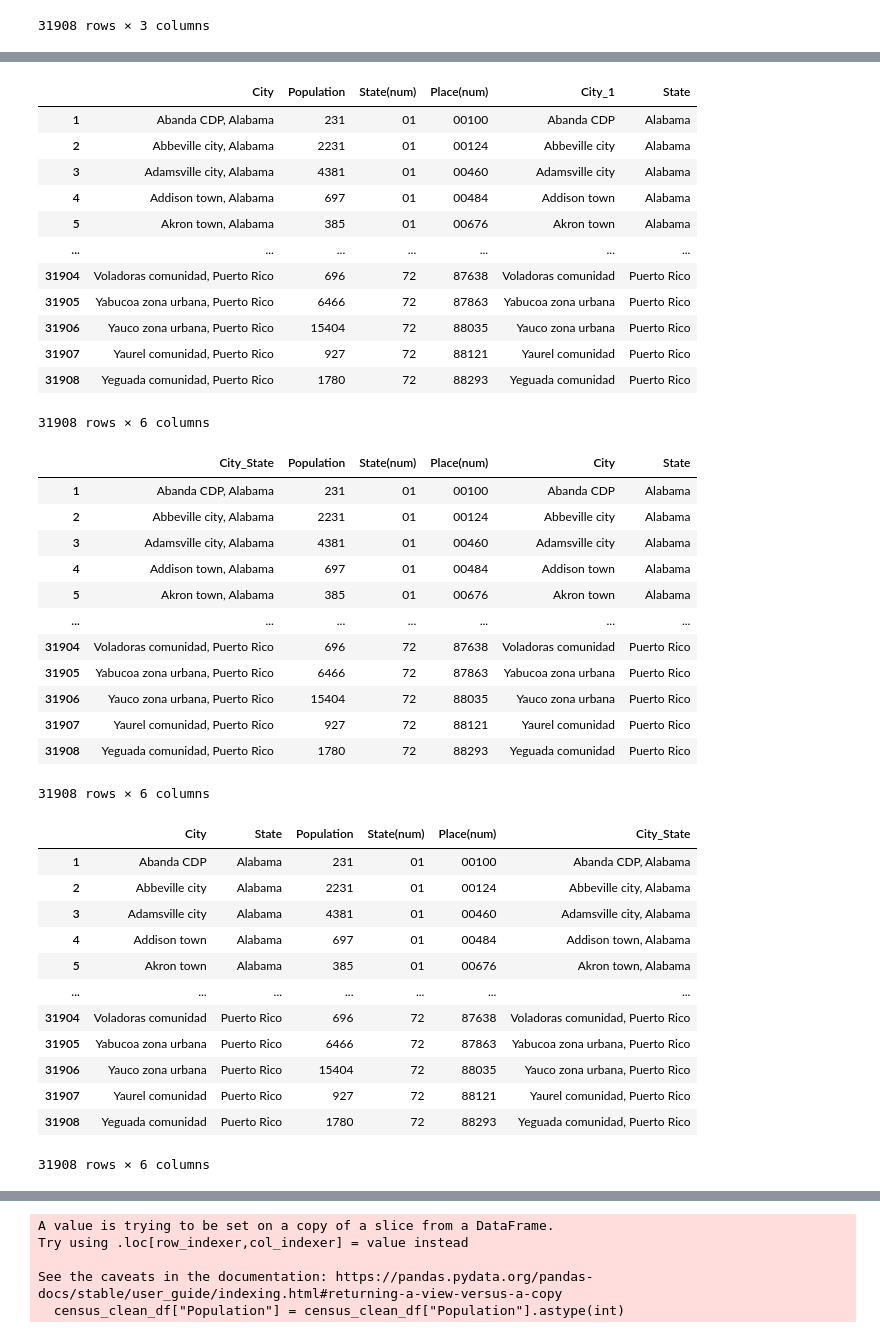
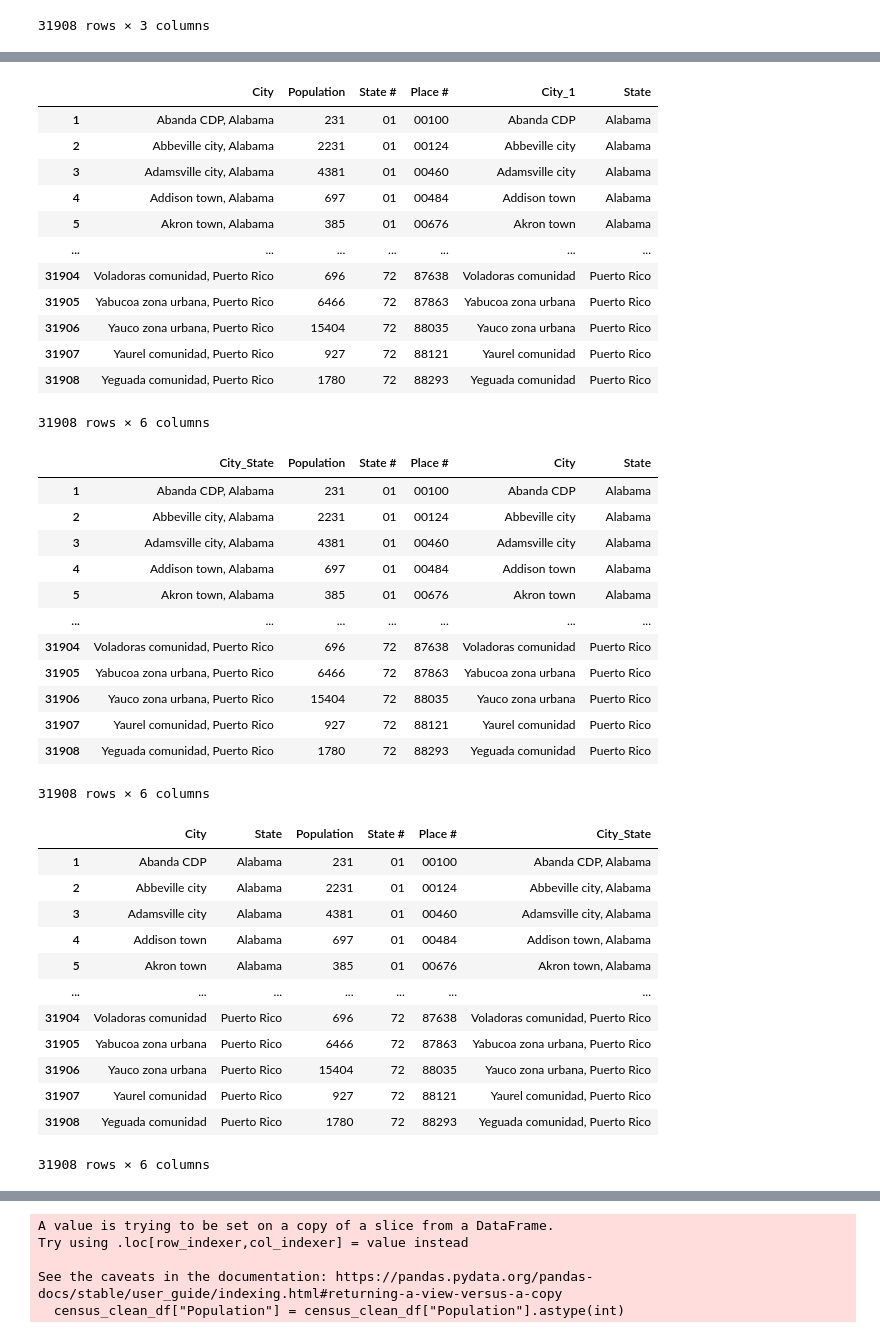
Before and after one commit to aspenjack/US-Transportation-Accidents, a Jupyter notebook: US_Traffic_AccidentsVR.ipynb, the cells around one changed output, grey strips where cells are left out. Cells and saved outputs as stored; diff of their text form; code cells hidden in the pictures.

```diff
--- a/US_Traffic_AccidentsVR.ipynb
+++ b/US_Traffic_AccidentsVR.ipynb
@@ -198,6 +216,6 @@ df
 31909 rows × 4 columns
 # %%
 #renaming column headers
-df.columns=["City","Population","State(num)","Place(num)"]
+df.columns=["City","Population","State #","Place #"]
 df.head()
 # %% [output]
@@ -280,7 +298,7 @@ def trim(raw):
 drop_df["State"]= drop_df["State"].map(trim)
 drop_df
 # %% [output]
-|  | City | Population | State(num) | Place(num) | City_1 | State |
+|  | City | Population | State # | Place # | City_1 | State |
 | 1 | Abanda CDP, Alabama | 231 | 01 | 00100 | Abanda CDP | Alabama |
 | 2 | Abbeville city, Alabama | 2231 | 01 | 00124 | Abbeville city | Alabama |
 | 3 | Adamsville city, Alabama | 4381 | 01 | 00460 | Adamsville city | Alabama |
@@ -297,7 +315,7 @@ drop_df
 census_clean_df = drop_df.rename(columns={"City":"City_State","City_1":"City"})
 census_clean_df
 # %% [output]
-|  | City_State | Population | State(num) | Place(num) | City | State |
+|  | City_State | Population | State # | Place # | City | State |
 | 1 | Abanda CDP, Alabama | 231 | 01 | 00100 | Abanda CDP | Alabama |
 | 2 | Abbeville city, Alabama | 2231 | 01 | 00124 | Abbeville city | Alabama |
 | 3 | Adamsville city, Alabama | 4381 | 01 | 00460 | Adamsville city | Alabama |
@@ -311,11 +329,11 @@ census_clean_df
 | 31908 | Yeguada comunidad, Puerto Rico | 1780 | 72 | 88293 | Yeguada comunidad | Puerto Rico |
 31908 rows × 6 columns
 # %%
-organized_census_df = census_clean_df[["City","State","Population","State(num)","Place(num)","City_State"
+organized_census_df = census_clean_df[["City","State","Population","State #","Place #","City_State"
 ]]
 organized_census_df
 # %% [output]
-|  | City | State | Population | State(num) | Place(num) | City_State |
+|  | City | State | Population | State # | Place # | City_State |
 | 1 | Abanda CDP | Alabama | 231 | 01 | 00100 | Abanda CDP, Alabama |
 | 2 | Abbeville city | Alabama | 2231 | 01 | 00124 | Abbeville city, Alabama |
 | 3 | Adamsville city | Alabama | 4381 | 01 | 00460 | Adamsville city, Alabama |
```
Also changed, not shown: parts of 37 cells of this notebook, 1 other file.
